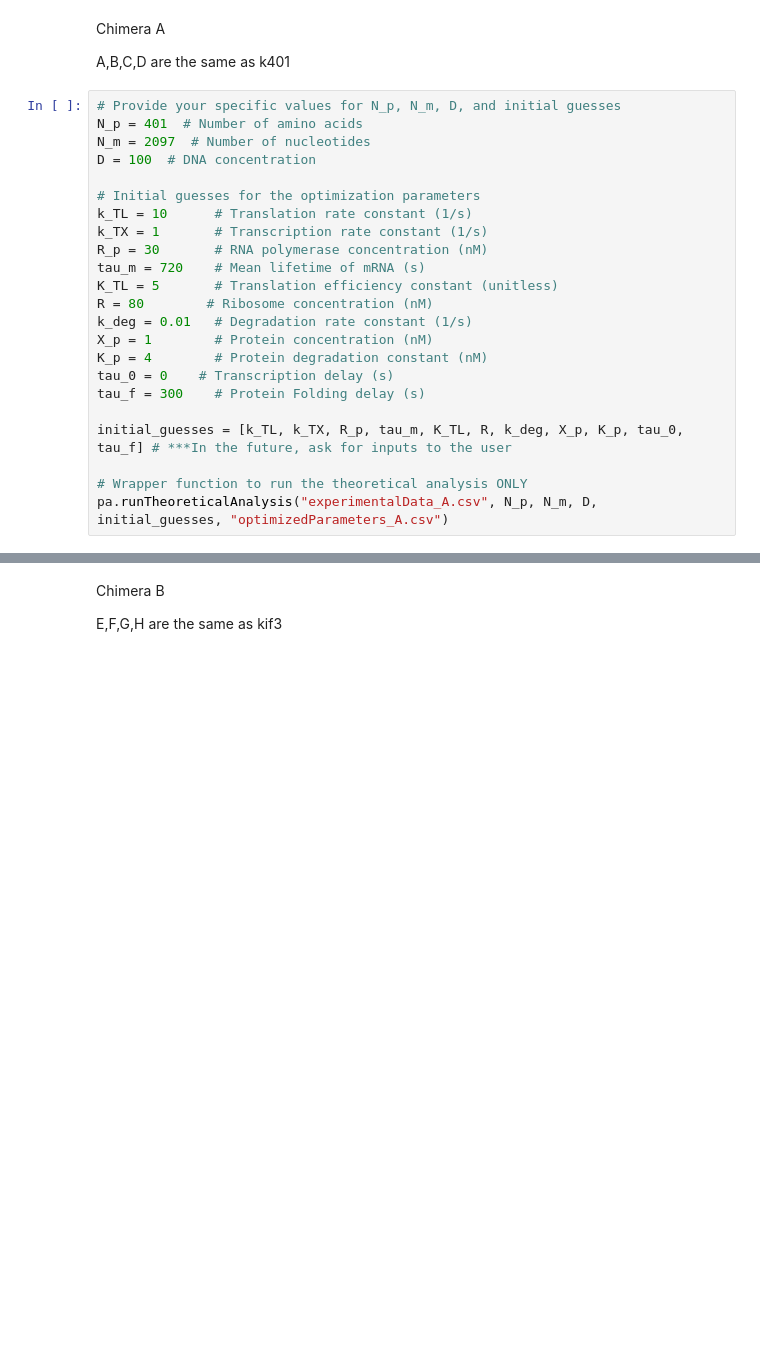
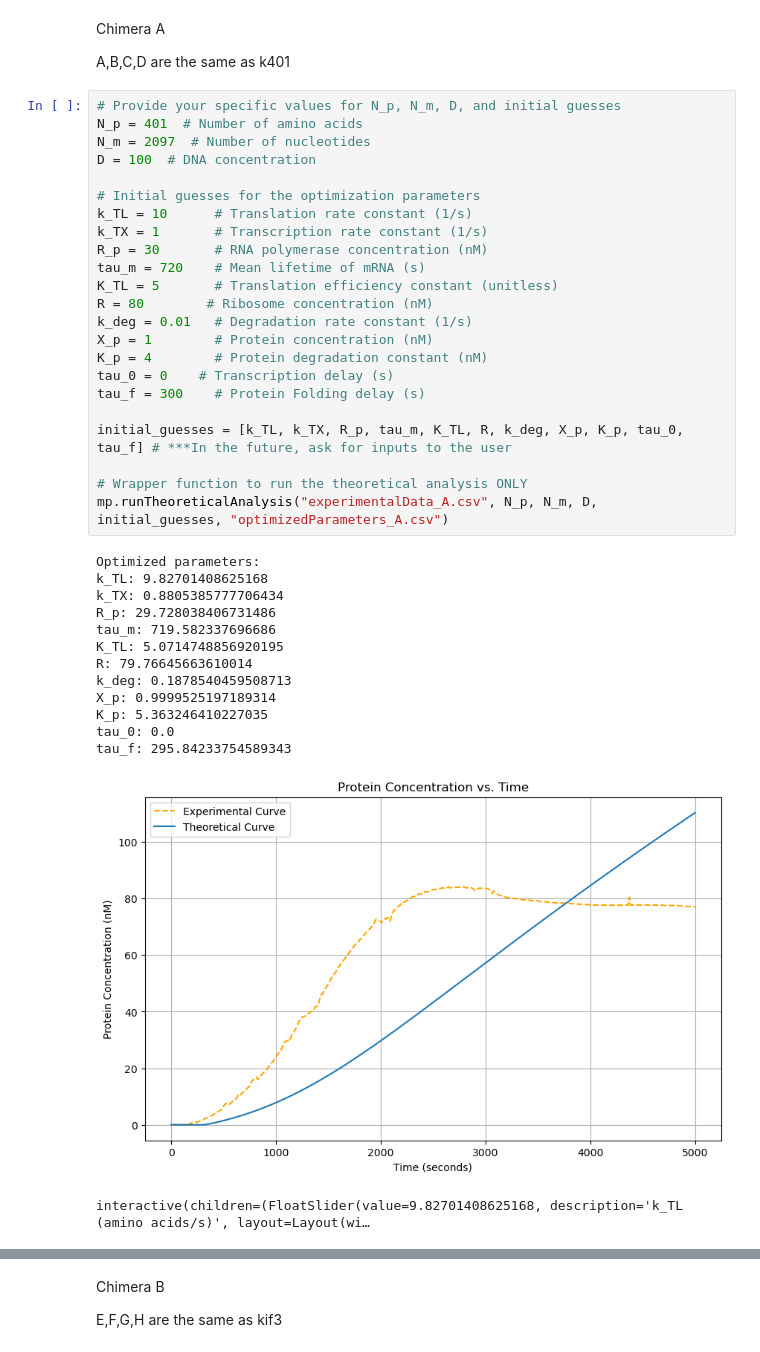
Before and after one commit to dalarios/activedrops_surf, a Jupyter notebook: Homework3-EL.ipynb, the cells around one changed output, grey strips where cells are left out. Saved outputs shown, nothing was run; the diff lists cells and outputs as text; blank space fills up the shorter version.

```diff
--- a/Homework3-EL.ipynb
+++ b/Homework3-EL.ipynb
@@ -74,23 +173,38 @@ A,B,C,D are the same as k401
 # %%
 # Provide your specific values for N_p, N_m, D, and initial guesses
 N_p = 401  # Number of amino acids
 N_m = 2097  # Number of nucleotides
 D = 100  # DNA concentration
 
 # Initial guesses for the optimization parameters
 k_TL = 10      # Translation rate constant (1/s)
 k_TX = 1       # Transcription rate constant (1/s)
 R_p = 30       # RNA polymerase concentration (nM)
 tau_m = 720    # Mean lifetime of mRNA (s)
 K_TL = 5       # Translation efficiency constant (unitless)
 R = 80        # Ribosome concentration (nM)
 k_deg = 0.01   # Degradation rate constant (1/s)
 X_p = 1        # Protein concentration (nM)
 K_p = 4        # Protein degradation constant (nM)
 tau_0 = 0    # Transcription delay (s)
 tau_f = 300    # Protein Folding delay (s)
 
 initial_guesses = [k_TL, k_TX, R_p, tau_m, K_TL, R, k_deg, X_p, K_p, tau_0, tau_f] # ***In the future, ask for inputs to the user
 
 # Wrapper function to run the theoretical analysis ONLY
-pa.runTheoreticalAnalysis("experimentalData_A.csv", N_p, N_m, D, initial_guesses, "optimizedParameters_A.csv")
+mp.runTheoreticalAnalysis("experimentalData_A.csv", N_p, N_m, D, initial_guesses, "optimizedParameters_A.csv")
+# %% [output]
+Optimized parameters:
+k_TL: 9.82701408625168
+k_TX: 0.8805385777706434
+R_p: 29.728038406731486
+tau_m: 719.582337696686
+K_TL: 5.0714748856920195
+R: 79.76645663610014
+k_deg: 0.1878540459508713
+X_p: 0.9999525197189314
+K_p: 5.363246410227035
+tau_0: 0.0
+tau_f: 295.84233754589343
+[figure, added]
+interactive(children=(FloatSlider(value=9.82701408625168, description='k_TL (amino acids/s)', layout=Layout(wi…
```
Also changed, not shown: parts of 17 cells of this notebook, 19 other files.
